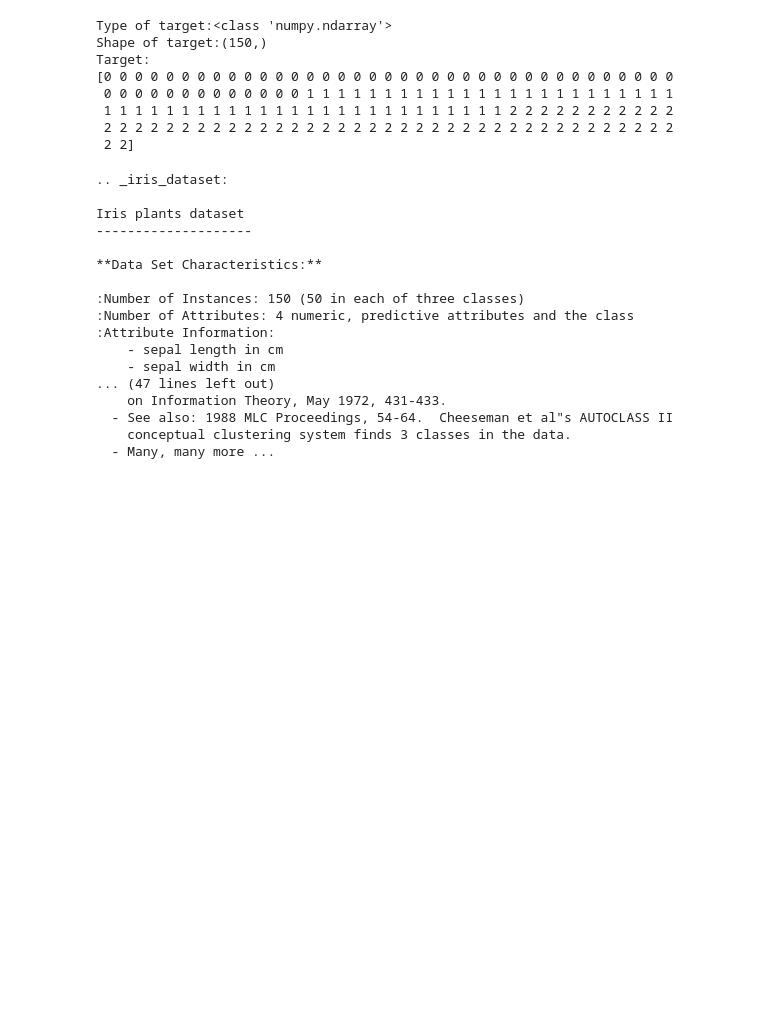
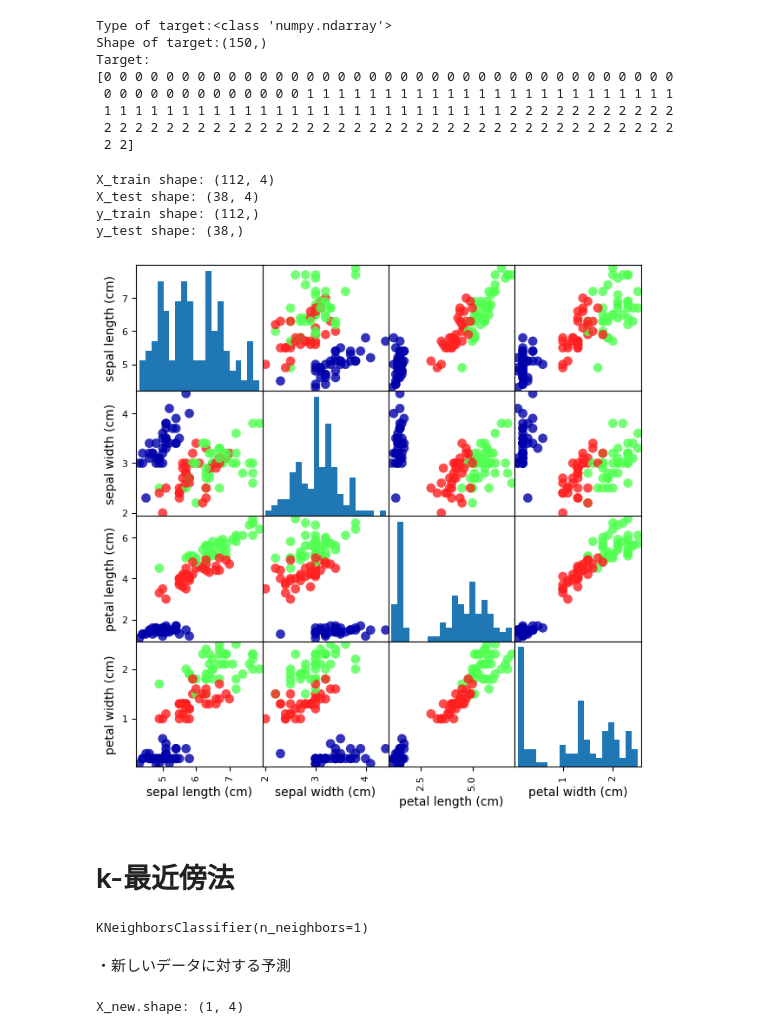
Before and after one commit to Katsushi-Nakanishi/Machine_Learning, a Jupyter notebook: iris_class.ipynb, the cells around one changed output. Drawn from its saved outputs; the diff is of its cells as text; code cells hidden in the pictures; blank space fills up the shorter version.

```diff
--- a/iris_class.ipynb
+++ b/iris_class.ipynb
@@ -63,23 +73,25 @@ Target:
  1 1 1 1 1 1 1 1 1 1 1 1 1 1 1 1 1 1 1 1 1 1 1 1 1 1 2 2 2 2 2 2 2 2 2 2 2
  2 2 2 2 2 2 2 2 2 2 2 2 2 2 2 2 2 2 2 2 2 2 2 2 2 2 2 2 2 2 2 2 2 2 2 2 2
  2 2]
-# %%
-print(iris_dataset['DESCR'])
-# %% [output]
-.. _iris_dataset:
-
-Iris plants dataset
---------------------
-
-**Data Set Characteristics:**
-
-:Number of Instances: 150 (50 in each of three classes)
-:Number of Attributes: 4 numeric, predictive attributes and the class
-:Attribute Information:
-    - sepal length in cm
-    - sepal width in cm
-... (47 lines left out)
-    on Information Theory, May 1972, 431-433.
-  - See also: 1988 MLC Proceedings, 54-64.  Cheeseman et al"s AUTOCLASS II
-    conceptual clustering system finds 3 classes in the data.
-  - Many, many more ...
+# %%
+from sklearn.model_selection import train_test_split
+X_train, X_test, y_train, y_test = train_test_split(iris_dataset['data'], iris_dataset['target'], random_state=0) #シャッフルするのでシード値固定
+
+print(f"X_train shape: {X_train.shape}")
+print(f"X_test shape: {X_test.shape}")
+print(f"y_train shape: {y_train.shape}")
+print(f"y_test shape: {y_test.shape}")
+# %% [output]
+X_train shape: (112, 4)
+X_test shape: (38, 4)
+y_train shape: (112,)
+y_test shape: (38,)
+# %%
+# データの関係をざっくりとらえる（散布図・ペアプロット）
+iris_dataframe = pd.DataFrame(X_train, columns=iris_dataset.feature_names)
+grr = pd.plotting.scatter_matrix(iris_dataframe, c=y_train, figsize=(7.5,7.5), marker='o',
+                        hist_kwds={'bins':20}, s=60, alpha=.8, cmap=mglearn.cm3)
+# %% [output]
+[figure, added]
+# %% [markdown]
+# k-最近傍法
@@ -85,0 +101,11 @@ Iris plants dataset
+# %%
+knn.fit(X_train, y_train)
+# %% [output]
+KNeighborsClassifier(n_neighbors=1)
+# %% [markdown]
+・新しいデータに対する予測
+# %%
+X_new = np.array([[5,2.9,1,0.2]]) # 注意：sklearnの入力は常に2次元NumPy配列を想定している
+print(f"X_new.shape: {X_new.shape}")
+# %% [output]
+X_new.shape: (1, 4)
```
Also changed, not shown: parts of 8 cells of this notebook.
